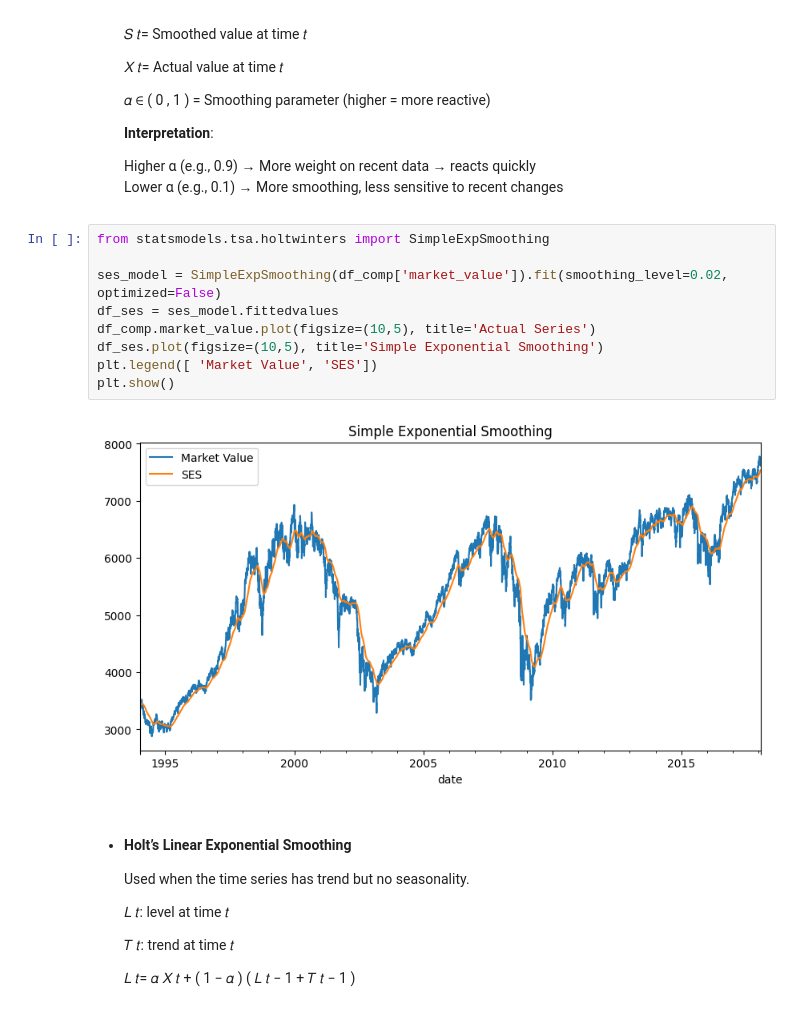
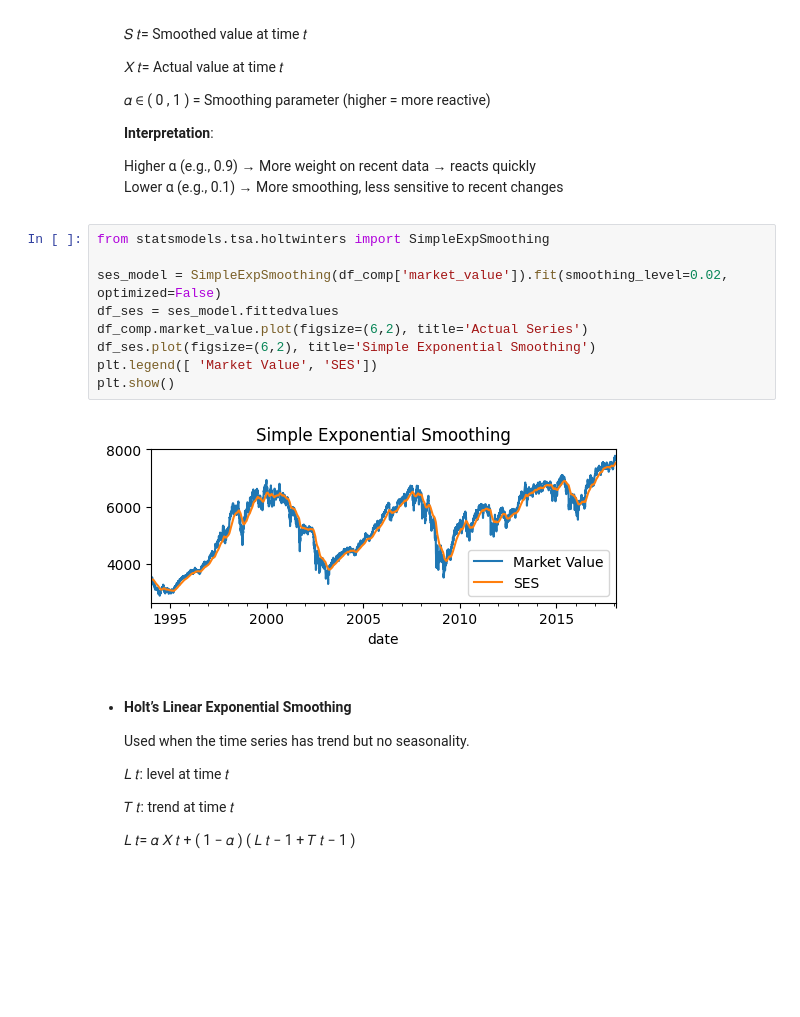
Before and after one commit to Abhijithv61/Time-Series-Analysis, a Jupyter notebook: Time Series Analysis.ipynb, the cells around one changed output. Cells and saved outputs as stored; diff of their text form; blank space fills up the shorter version.

Commit message:
Smoothing

```diff
--- a/Time Series Analysis.ipynb
+++ b/Time Series Analysis.ipynb
@@ -274,14 +274,14 @@ There are majorly 3 types of exponential smoothing techniques.
 # %%
 from statsmodels.tsa.holtwinters import SimpleExpSmoothing
 
 ses_model = SimpleExpSmoothing(df_comp['market_value']).fit(smoothing_level=0.02, optimized=False)
 df_ses = ses_model.fittedvalues
-df_comp.market_value.plot(figsize=(10,5), title='Actual Series')
-df_ses.plot(figsize=(10,5), title='Simple Exponential Smoothing')
+df_comp.market_value.plot(figsize=(6,2), title='Actual Series')
+df_ses.plot(figsize=(6,2), title='Simple Exponential Smoothing')
 plt.legend([ 'Market Value', 'SES'])
 plt.show()
 # %% [output]
-[figure, old version]
+[figure, new version]
 # %% [markdown]
 - #### Holt’s Linear Exponential Smoothing
     Used when the time series has trend but no seasonality.
```
Also changed, not shown: parts of 4 cells of this notebook.
